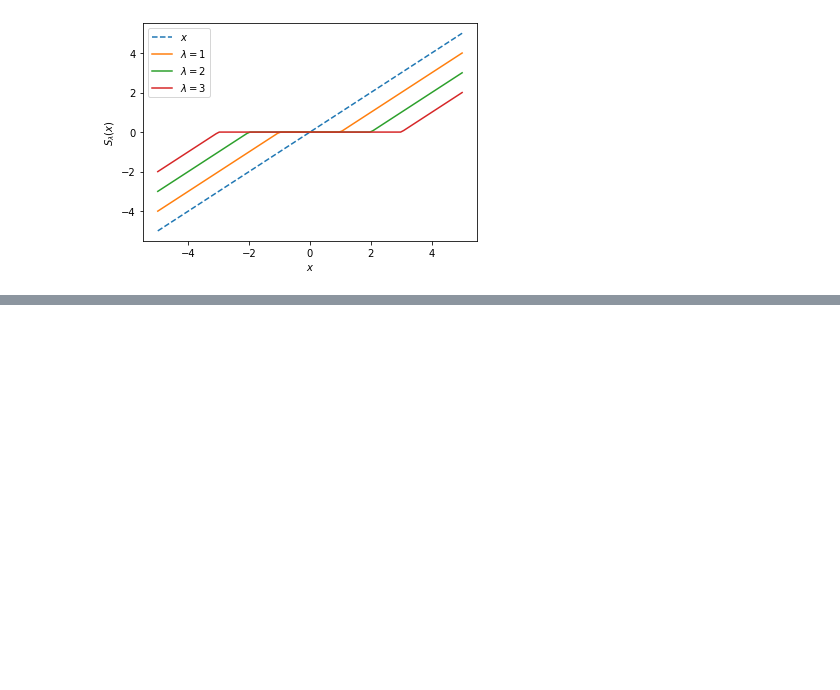
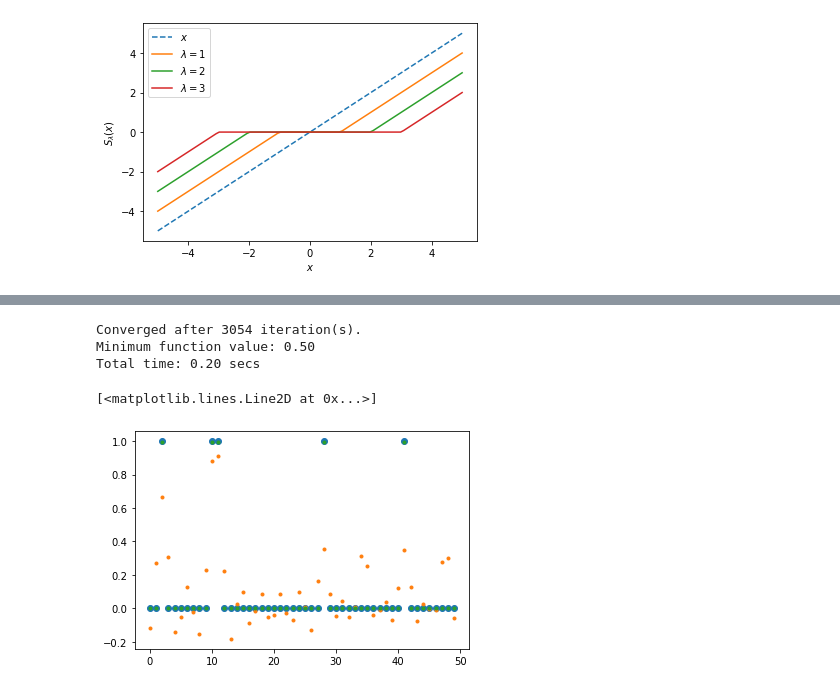
Before and after one commit to UW-AMO/neurohackademy, a Jupyter notebook: notebooks/Part2-LinearRegression.ipynb, the cells around one changed output, grey strips where cells are left out. Saved outputs shown, nothing was run; the diff lists cells and outputs as text; code cells hidden in the pictures; blank space fills up the shorter version.

```diff
--- a/notebooks/Part2-LinearRegression.ipynb
+++ b/notebooks/Part2-LinearRegression.ipynb
@@ -220,0 +213,16 @@ We would need to introduce proximal gradient descent for solving Lasso
+# %%
+A = np.empty((s, m))
+for ii in range(len(coeff)):
+    A[:, ii] = np.cos(coeff[ii]*x)
+    c = np.linalg.lstsq(A, f, rcond=None)
+# %%
+results = utils.prox_descent(A, f, 0.1, max_iter=10000)
+plt.plot(coeff, c_true, 'o')
+plt.plot(coeff, c[0], '.')
+plt.plot(coeff, results[0], '.')
+# %% [output]
+Converged after 3054 iteration(s).
+Minimum function value: 0.50
+Total time: 0.20 secs
+[<matplotlib.lines.Line2D at 0x...>]
+[figure, added]
```
Also changed, not shown: parts of 19 cells of this notebook, 1 other file.
